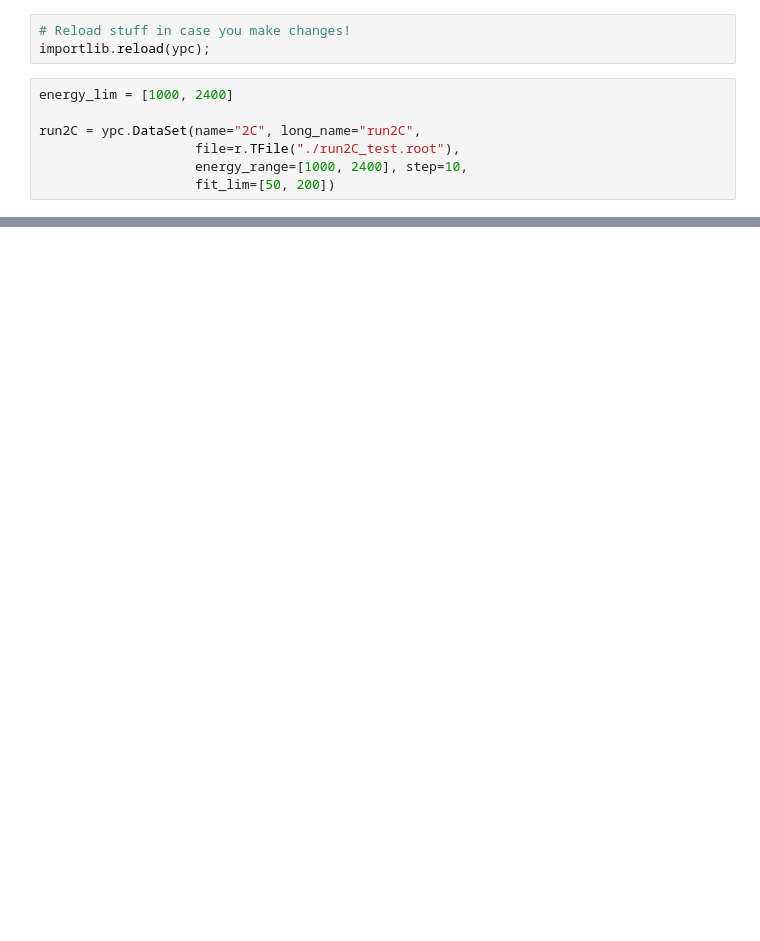
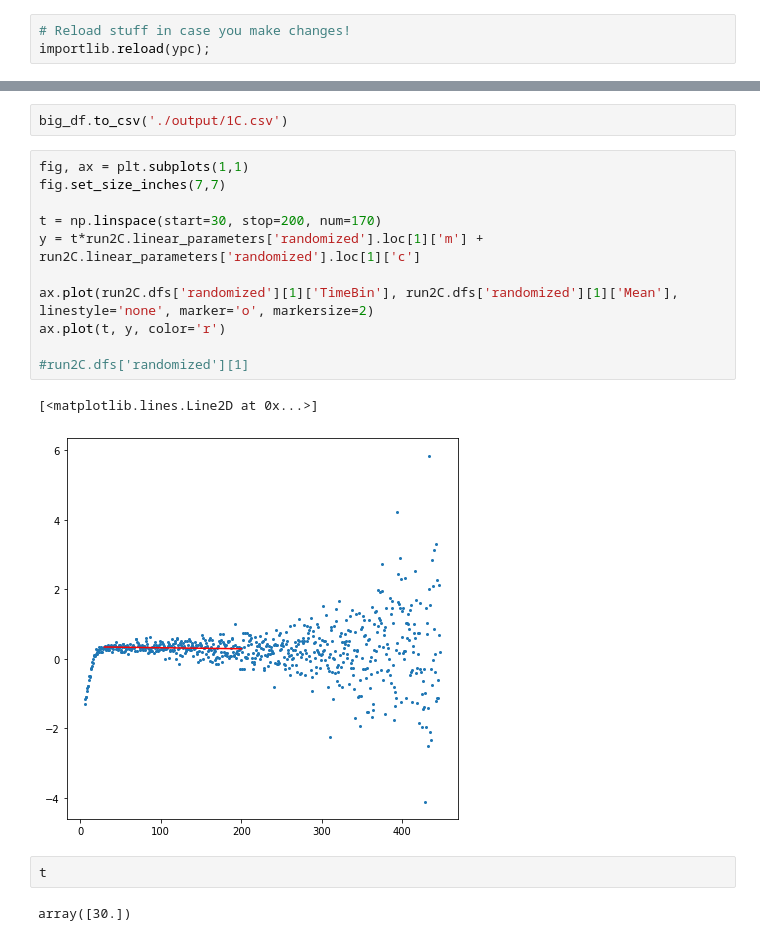
Before and after one commit to Lars314/gm2, a Jupyter notebook: y_position/generalYPosition/yPerCalo.ipynb, the cells around one changed output, grey strips where cells are left out. Drawn from its saved outputs; the diff is of its cells as text; blank space fills up the shorter version.

```diff
--- a/y_position/generalYPosition/yPerCalo.ipynb
+++ b/y_position/generalYPosition/yPerCalo.ipynb
@@ -9,10 +11,3 @@ import importlib
 # %%
 # Reload stuff in case you make changes!
 importlib.reload(ypc);
-# %%
-energy_lim = [1000, 2400]
-
-run2C = ypc.DataSet(name="2C", long_name="run2C",
-                    file=r.TFile("./run2C_test.root"),
-                    energy_range=[1000, 2400], step=10,
-                    fit_lim=[50, 200])
@@ -36,0 +52,20 @@ run2C.dfs['randomized'][1]
+# %%
+big_df.to_csv('./output/1C.csv')
+# %%
+fig, ax = plt.subplots(1,1)
+fig.set_size_inches(7,7)
+
+t = np.linspace(start=30, stop=200, num=170)
+y = t*run2C.linear_parameters['randomized'].loc[1]['m'] + run2C.linear_parameters['randomized'].loc[1]['c']
+
+ax.plot(run2C.dfs['randomized'][1]['TimeBin'], run2C.dfs['randomized'][1]['Mean'], linestyle='none', marker='o', markersize=2)
+ax.plot(t, y, color='r')
+
+#run2C.dfs['randomized'][1]
+# %% [output]
+[<matplotlib.lines.Line2D at 0x...>]
+[figure, added]
+# %%
+t
+# %% [output]
+array([30.])
```
Also changed, not shown: parts of 5 cells of this notebook, 12 other files.
